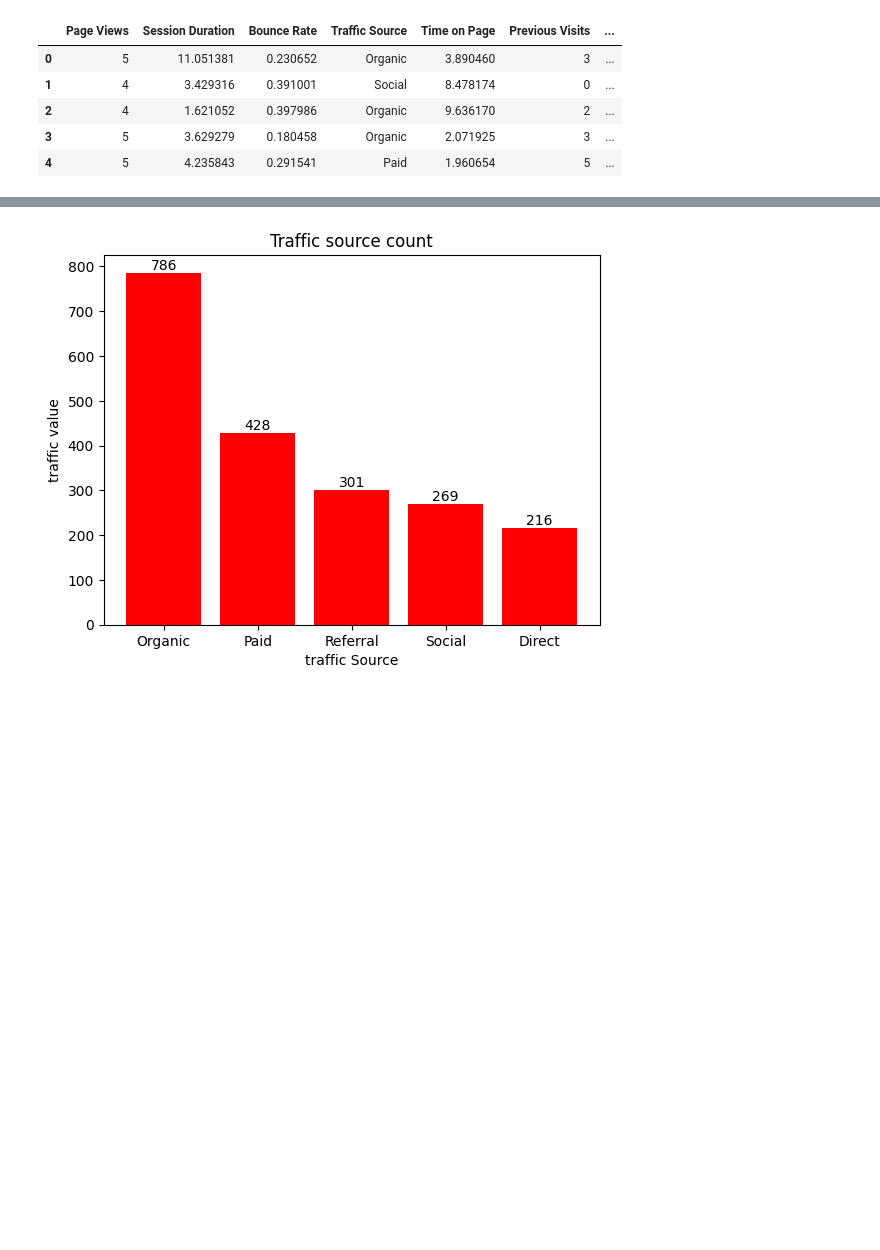
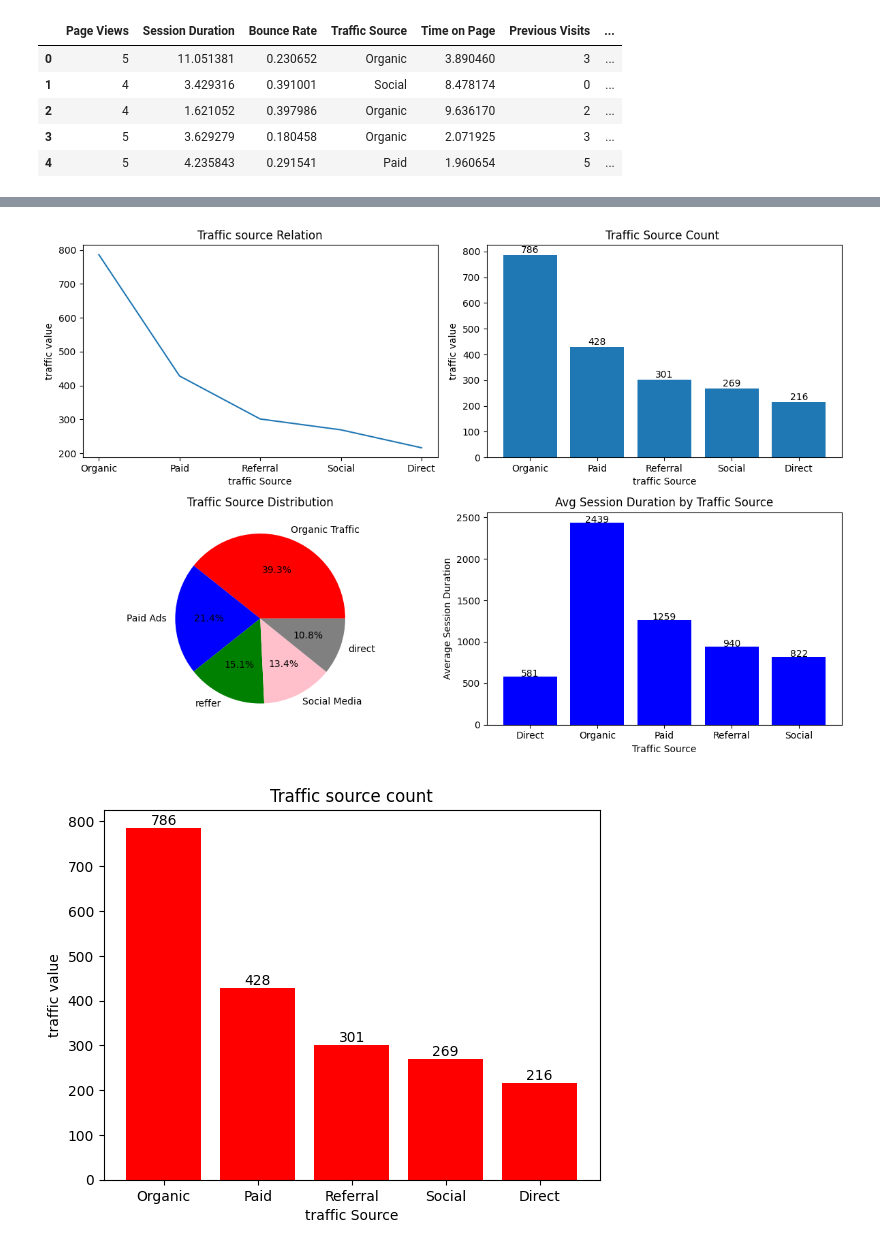
Before and after one commit to Himanshutiwari321/machine--learning-course, a Jupyter notebook: Projects-ML/project3_URP.ipynb, the cells around one changed output, grey strips where cells are left out. Cells and saved outputs as stored; diff of their text form; code cells hidden in the pictures; blank space fills up the shorter version.

```diff
--- a/Projects-ML/project3_URP.ipynb
+++ b/Projects-ML/project3_URP.ipynb
@@ -18,3 +30,59 @@ df.head()
+# %%
+counts = df['Traffic Source'].value_counts()
+visits = df.groupby('Traffic Source')['Session Duration'].sum()
+
+plt.figure(figsize=(12,8))
+plt.subplot(2,2,1)
+plt.plot(counts.index, counts.values)  # line lpot
+plt.xlabel("traffic Source")
+plt.ylabel("traffic value")
+plt.title("Traffic source Relation")
+
+
+plt.subplot(2,2,2)
+plt.bar(counts.index,counts.values)   # bar plot
+plt.xlabel("traffic Source")
+plt.ylabel("traffic value")
+plt.title("Traffic Source Count ")
+
+for i in range(len(counts)):
+    plt.text(
+        counts.index[i],
+        counts.values[i],
+        counts.values[i],
+        ha='center',
+        va='bottom'
+    )
+
+plt.subplot(2,2,3)
+label_map ={
+   'Organic': 'Organic Traffic',
+    'Social': 'Social Media',
+    'Paid': 'Paid Ads',
+    'Referral': 'reffer',
+    'Direct': 'direct'
+}
+labels = [label_map[i] for i in counts.index]
+plt.pie(counts.values,labels=labels, autopct = '%1.1f%%', colors=["red", "blue", "green", "pink","grey"]) # pie plot
+plt.title('Traffic Source Distribution')
+
+plt.subplot(2,2,4)
+plt.bar(visits.index, visits.values , color="blue")      #bar plot
+plt.xlabel("Traffic Source")
+plt.ylabel("Average Session Duration")
+plt.title("Avg Session Duration by Traffic Source")
+
+for i in range(len(counts)):
+    plt.text(
+        visits.index[i],      # x position
+        visits.values[i],     # y position
+       int(visits.values[i]),     # label value flote to integer
+        ha='center',
+    )
+
+plt.tight_layout()
+# %% [output]
+[figure, added]
 # %%
 #bar chart for Traffic Source , count tolal value than distribute each category
 
```
Also changed, not shown: parts of 4 cells of this notebook.
